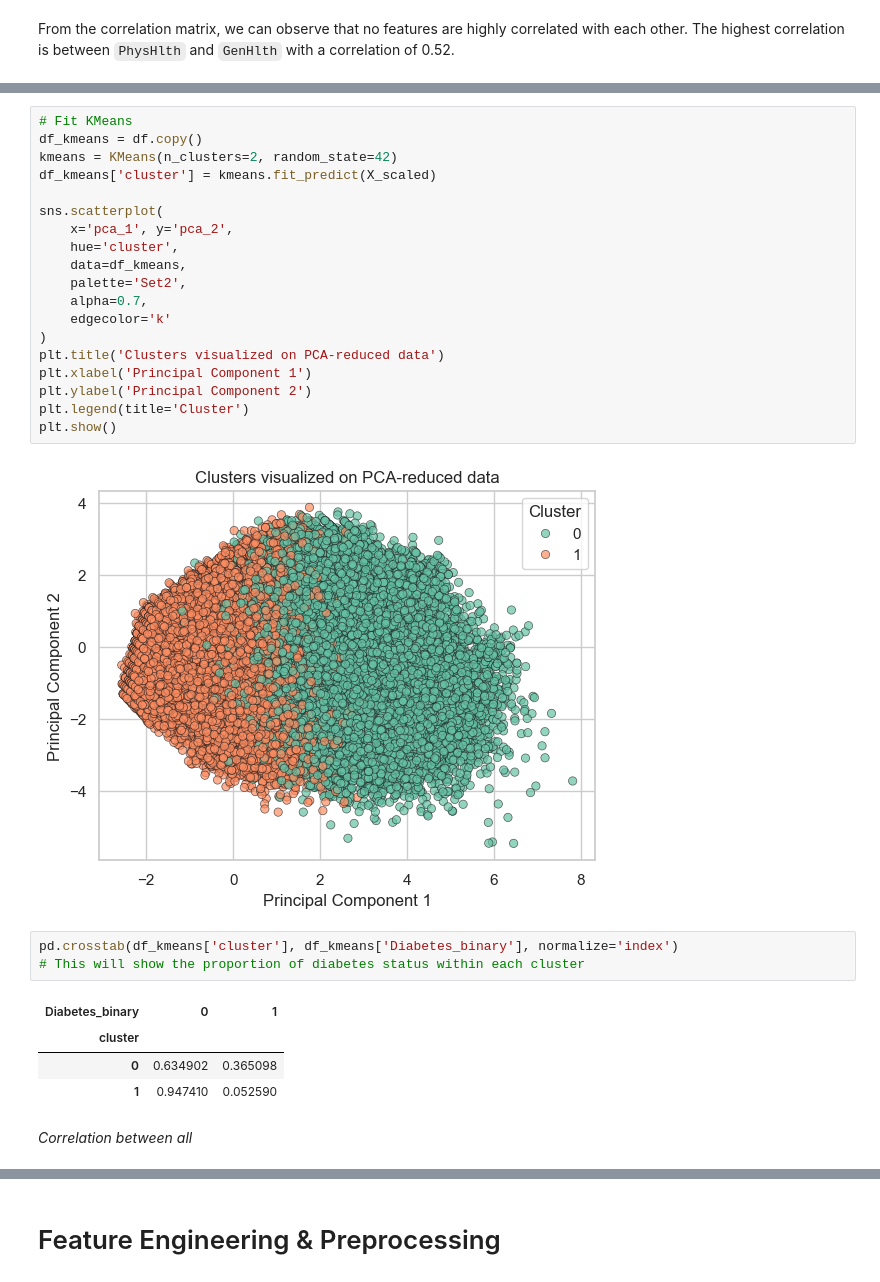
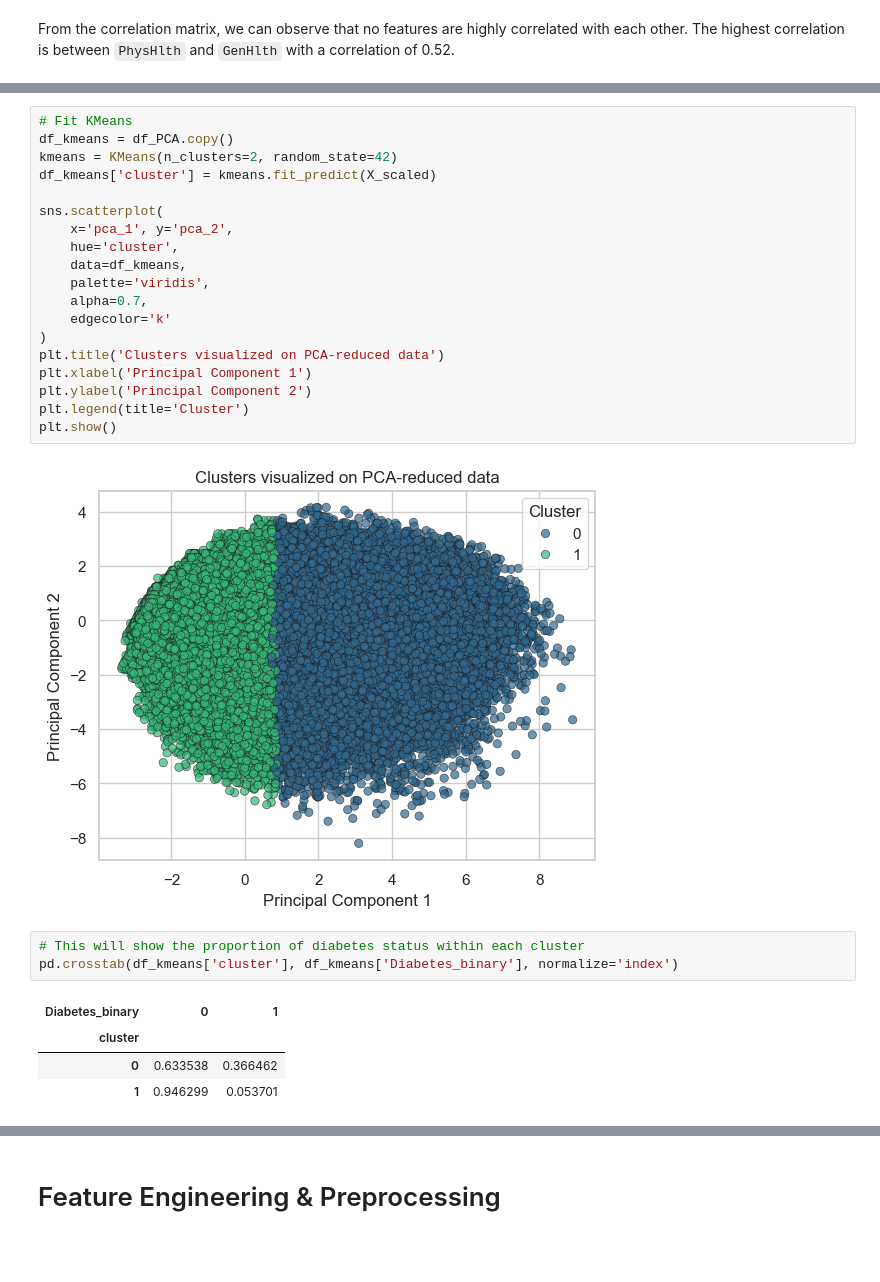
Before and after one commit to cassidygorsky/5243_FinalProject_Team13, a Jupyter notebook: applied_data_science_final_project.ipynb, the cells around one changed output, grey strips where cells are left out. Cells and saved outputs as stored; diff of their text form; blank space fills up the shorter version.

```diff
--- a/applied_data_science_final_project.ipynb
+++ b/applied_data_science_final_project.ipynb
@@ -494,31 +619,29 @@ plt.show()
 # %%
 # Fit KMeans
-df_kmeans = df.copy()
+df_kmeans = df_PCA.copy()
 kmeans = KMeans(n_clusters=2, random_state=42)
 df_kmeans['cluster'] = kmeans.fit_predict(X_scaled)
 
 sns.scatterplot(
     x='pca_1', y='pca_2',
     hue='cluster',
     data=df_kmeans,
-    palette='Set2',
+    palette='viridis',
     alpha=0.7,
     edgecolor='k'
 )
 plt.title('Clusters visualized on PCA-reduced data')
 plt.xlabel('Principal Component 1')
 plt.ylabel('Principal Component 2')
 plt.legend(title='Cluster')
 plt.show()
 # %% [output]
-[figure, old version]
+[figure, new version]
 # %%
+# This will show the proportion of diabetes status within each cluster
 pd.crosstab(df_kmeans['cluster'], df_kmeans['Diabetes_binary'], normalize='index')
-# This will show the proportion of diabetes status within each cluster
 # %% [output]
 | Diabetes_binary | 0 | 1 |
 | cluster |  |  |
-| 0 | 0.634902 | 0.365098 |
-| 1 | 0.947410 | 0.052590 |
+| 0 | 0.633538 | 0.366462 |
+| 1 | 0.946299 | 0.053701 |
-# %% [markdown]
-*Correlation between all*
```
Also changed, not shown: parts of 20 cells of this notebook.
